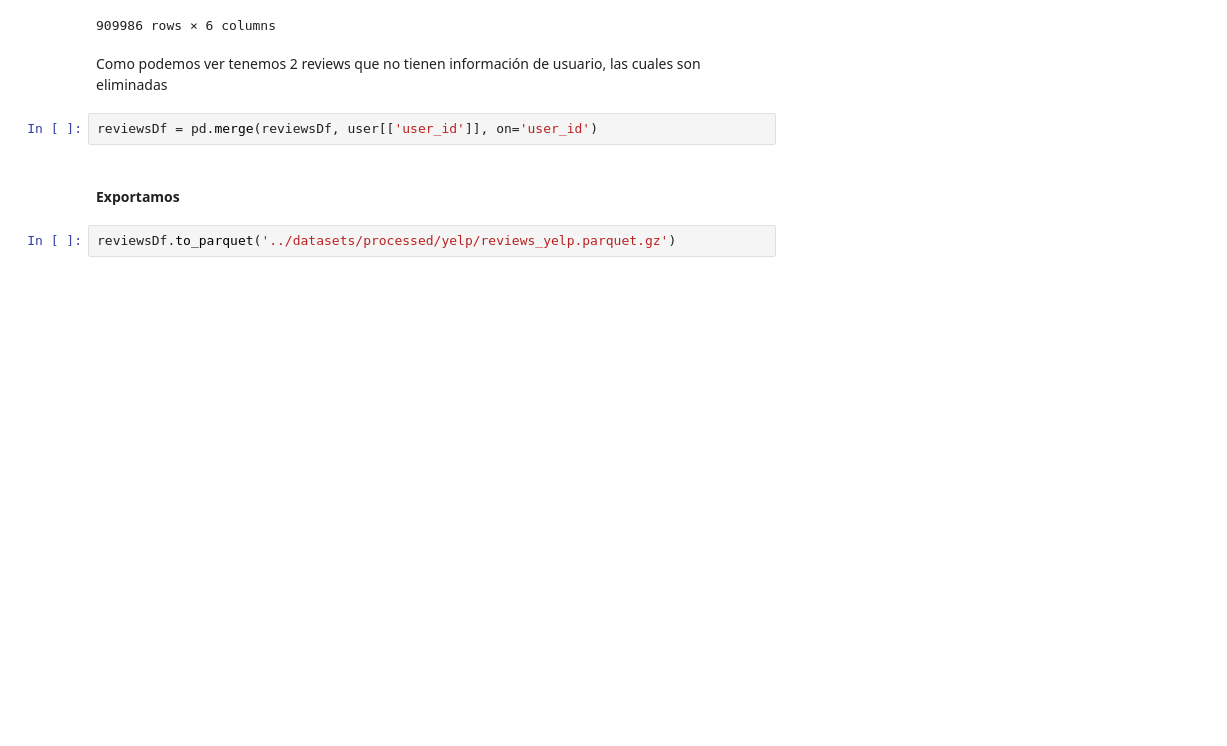
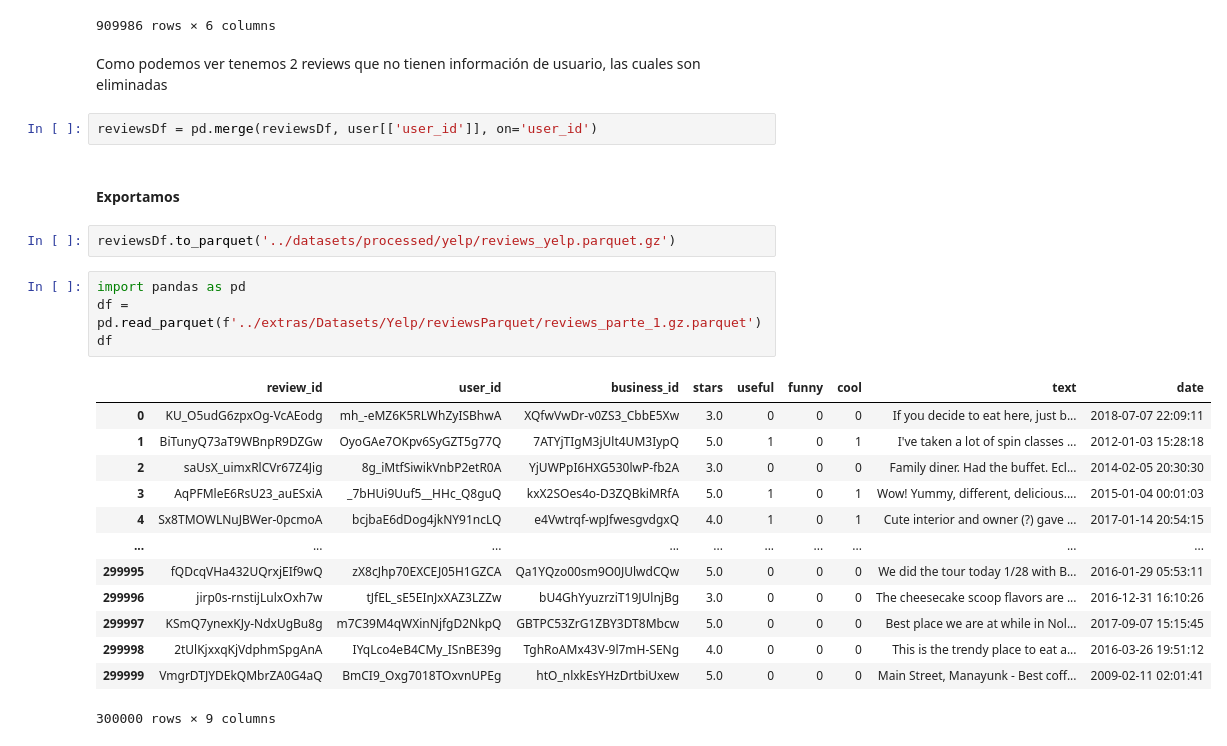
Before and after one commit to Paniceres/GP_Henry, a Jupyter notebook: etl-eda/etl_reviews_yelp.ipynb, the cells around one changed output. Cells and saved outputs as stored; diff of their text form; blank space fills up the shorter version.

```diff
--- a/etl-eda/etl_reviews_yelp.ipynb
+++ b/etl-eda/etl_reviews_yelp.ipynb
@@ -261,3 +261,21 @@ reviewsDf = pd.merge(reviewsDf, user[['user_id']], on='user_id')
 #### Exportamos
 # %%
 reviewsDf.to_parquet('../datasets/processed/yelp/reviews_yelp.parquet.gz')
+# %%
+import pandas as pd
+df = pd.read_parquet(f'../extras/Datasets/Yelp/reviewsParquet/reviews_parte_1.gz.parquet')
+df
+# %% [output]
+|  | review_id | user_id | business_id | stars | useful | funny | cool | text | date |
+| 0 | KU_O5udG6zpxOg-VcAEodg | mh_-eMZ6K5RLWhZyISBhwA | XQfwVwDr-v0ZS3_CbbE5Xw | 3.0 | 0 | 0 | 0 | If you decide to eat here, just b... | 2018-07-07 22:09:11 |
+| 1 | BiTunyQ73aT9WBnpR9DZGw | OyoGAe7OKpv6SyGZT5g77Q | 7ATYjTIgM3jUlt4UM3IypQ | 5.0 | 1 | 0 | 1 | I've taken a lot of spin classes ... | 2012-01-03 15:28:18 |
+| 2 | saUsX_uimxRlCVr67Z4Jig | 8g_iMtfSiwikVnbP2etR0A | YjUWPpI6HXG530lwP-fb2A | 3.0 | 0 | 0 | 0 | Family diner. Had the buffet. Ecl... | 2014-02-05 20:30:30 |
+| 3 | AqPFMleE6RsU23_auESxiA | _7bHUi9Uuf5__HHc_Q8guQ | kxX2SOes4o-D3ZQBkiMRfA | 5.0 | 1 | 0 | 1 | Wow! Yummy, different, delicious.... | 2015-01-04 00:01:03 |
+| 4 | Sx8TMOWLNuJBWer-0pcmoA | bcjbaE6dDog4jkNY91ncLQ | e4Vwtrqf-wpJfwesgvdgxQ | 4.0 | 1 | 0 | 1 | Cute interior and owner (?) gave ... | 2017-01-14 20:54:15 |
+| ... | ... | ... | ... | ... | ... | ... | ... | ... | ... |
+| 299995 | fQDcqVHa432UQrxjEIf9wQ | zX8cJhp70EXCEJ05H1GZCA | Qa1YQzo00sm9O0JUlwdCQw | 5.0 | 0 | 0 | 0 | We did the tour today 1/28 with B... | 2016-01-29 05:53:11 |
+| 299996 | jirp0s-rnstijLulxOxh7w | tJfEL_sE5EInJxXAZ3LZZw | bU4GhYyuzrziT19JUlnjBg | 3.0 | 0 | 0 | 0 | The cheesecake scoop flavors are ... | 2016-12-31 16:10:26 |
+| 299997 | KSmQ7ynexKJy-NdxUgBu8g | m7C39M4qWXinNjfgD2NkpQ | GBTPC53ZrG1ZBY3DT8Mbcw | 5.0 | 0 | 0 | 0 | Best place we are at while in Nol... | 2017-09-07 15:15:45 |
+| 299998 | 2tUlKjxxqKjVdphmSpgAnA | IYqLco4eB4CMy_ISnBE39g | TghRoAMx43V-9l7mH-SENg | 4.0 | 0 | 0 | 0 | This is the trendy place to eat a... | 2016-03-26 19:51:12 |
+| 299999 | VmgrDTJYDEkQMbrZA0G4aQ | BmCI9_Oxg7018TOxvnUPEg | htO_nlxkEsYHzDrtbiUxew | 5.0 | 0 | 0 | 0 | Main Street, Manayunk - Best coff... | 2009-02-11 02:01:41 |
+300000 rows × 9 columns
```
Also changed, not shown: parts of 2 cells of this notebook.
